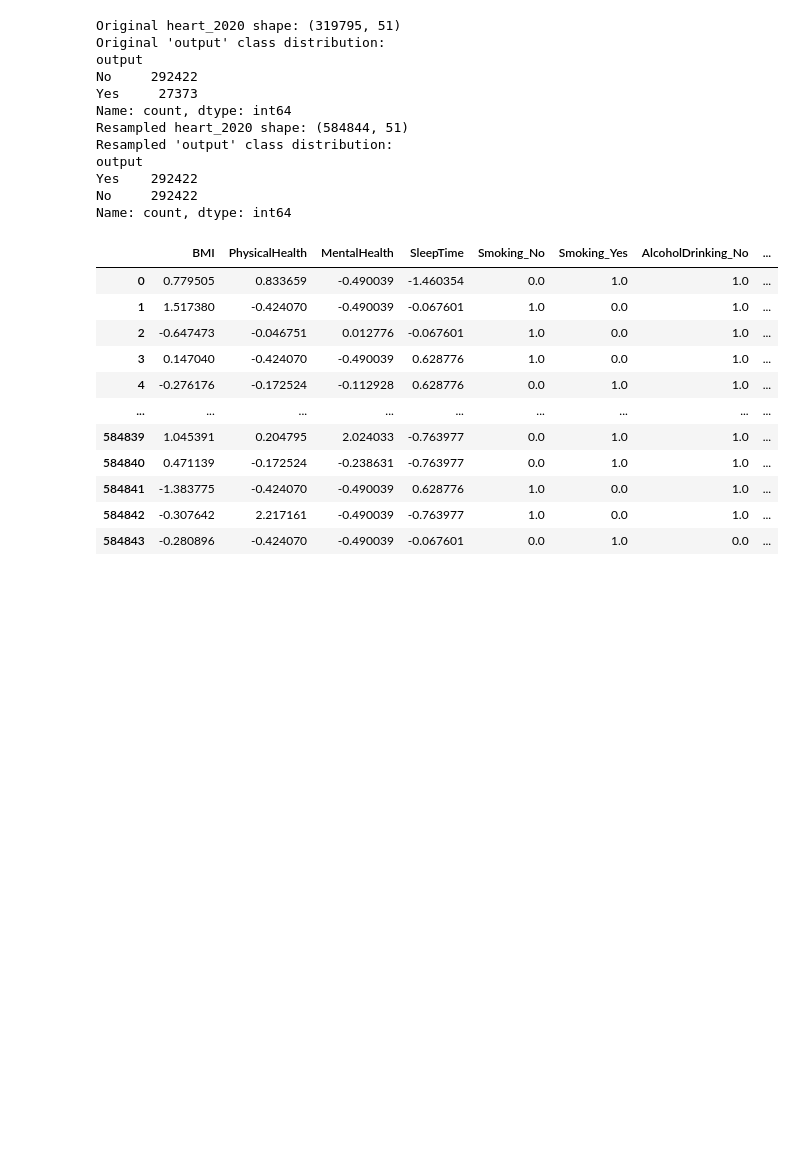
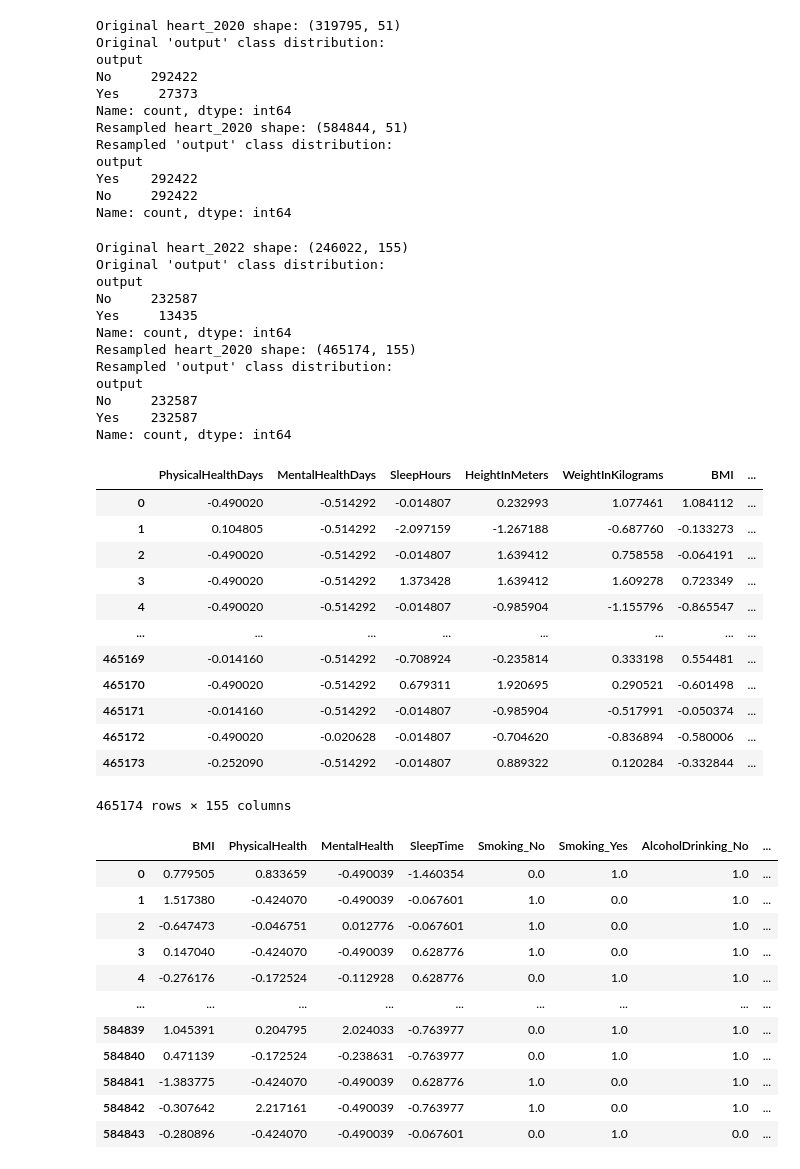
Before and after one commit to moranxuege/2024Research_SU, a Jupyter notebook: Analysis/pipeline_test.ipynb, the cells around one changed output. Drawn from its saved outputs; the diff is of its cells as text; code cells hidden in the pictures; blank space fills up the shorter version.

```diff
--- a/Analysis/pipeline_test.ipynb
+++ b/Analysis/pipeline_test.ipynb
@@ -38,29 +32,46 @@ heart = pd.read_csv('/Users/taijieshengwu/2024Research_SU/Data/heart.csv')
 heart_2020_cleaned = heart_2020_cleaned.rename(columns={"HeartDisease":"output"})
 heart_2022 = heart_2022.rename(columns={"HadHeartAttack":"output"})
 # %%
+from scipy import sparse
 def create_pipeline(X):
     # Determine feature types
     categorical_features = X.select_dtypes(include=['object', 'bool']).columns.tolist()
     categorical_features.remove('output')
     numeric_features = X.select_dtypes(include=['int64', 'float64']).columns.tolist()
-
     preprocessor = ColumnTransformer(
         transformers=[
             ('num', StandardScaler(), numeric_features),
             ('cat', OneHotEncoder(), categorical_features)
         ]
     )
+
+    print("X_tranformed shpe 0",X.shape)
+    print("X_tranformad ndarry",X)
     # Fit the pipeline to the data
     X_transformed = preprocessor.fit_transform(X)
+
 
     # Generate new column names for one-hot encoded features
     encoded_categorical_features = preprocessor.named_transformers_['cat'].get_feature_names_out(categorical_features)
     all_feature_names = numeric_features + list(encoded_categorical_features)
 
-    # Create a DataFrame with the new feature names
-    X_transformed = pd.DataFrame(X_transformed, columns=all_feature_names)
+    print(len(all_feature_names)) # 154
+
+    print("X_tranformed shpe 1",X_transformed.shape)
+    print("X_tranformad ndarry",X_transformed)
+    print("X_type",type(X_transformed))
+
+
+    X_transformed = pd.DataFrame(X_transformed.toarray(),columns=all_feature_names)
+    print("X_tranformed shpe 2",X_transformed.shape)
+
     X_transformed = pd.concat([X_transformed, X["output"].reset_index(drop=True)], axis=1)
+
 
     return X_transformed
 
-heart_2020 = create_pipeline(heart_2020_cleaned)
+# heart_2020 = create_pipeline(heart_2020_cleaned)
+# print("heart_2020",heart_2020.head)
+
+heart_2022_pro = create_pipeline(heart_2022)
+print("heart_2020",heart_2022_pro.head)
@@ -128,6 +149,51 @@ output
 Yes    292422
 No     292422
 Name: count, dtype: int64
+# %%
+print("Original heart_2022 shape:", heart_2022_pro.shape)
+print("Original 'output' class distribution:")
+print(heart_2022_pro['output'].value_counts())
+
+heart_2022_resampled = over_sampling(heart_2022_pro)
+
+print("Resampled heart_2020 shape:", heart_2022_resampled.shape)
+print("Resampled 'output' class distribution:")
+print(heart_2022_resampled['output'].value_counts())
+
+ouput_map = {
+    'Yes':1,
+    'No':0
+}
+heart_2022_resampled['output1'] = heart_2022_resampled['output'].map(ouput_map)
+heart_2022_resampled = heart_2022_resampled.drop(columns=['output'])
+heart_2022_resampled = heart_2022_resampled.rename(columns={"output1":"output"})
+heart_2022_resampled
+# %% [output]
+Original heart_2022 shape: (246022, 155)
+Original 'output' class distribution:
+output
+No     232587
+Yes     13435
+Name: count, dtype: int64
+Resampled heart_2020 shape: (465174, 155)
+Resampled 'output' class distribution:
+output
+No     232587
+Yes    232587
+Name: count, dtype: int64
+|  | PhysicalHealthDays | MentalHealthDays | SleepHours | HeightInMeters | WeightInKilograms | BMI | ... |
+| 0 | -0.490020 | -0.514292 | -0.014807 | 0.232993 | 1.077461 | 1.084112 | ... |
+| 1 | 0.104805 | -0.514292 | -2.097159 | -1.267188 | -0.687760 | -0.133273 | ... |
+| 2 | -0.490020 | -0.514292 | -0.014807 | 1.639412 | 0.758558 | -0.064191 | ... |
+| 3 | -0.490020 | -0.514292 | 1.373428 | 1.639412 | 1.609278 | 0.723349 | ... |
+| 4 | -0.490020 | -0.514292 | -0.014807 | -0.985904 | -1.155796 | -0.865547 | ... |
+| ... | ... | ... | ... | ... | ... | ... | ... |
+| 465169 | -0.014160 | -0.514292 | -0.708924 | -0.235814 | 0.333198 | 0.554481 | ... |
+| 465170 | -0.490020 | -0.514292 | 0.679311 | 1.920695 | 0.290521 | -0.601498 | ... |
+| 465171 | -0.014160 | -0.514292 | -0.014807 | -0.985904 | -0.517991 | -0.050374 | ... |
+| 465172 | -0.490020 | -0.020628 | -0.014807 | -0.704620 | -0.836894 | -0.580006 | ... |
+| 465173 | -0.252090 | -0.514292 | -0.014807 | 0.889322 | 0.120284 | -0.332844 | ... |
+465174 rows × 155 columns
 # %%
 ouput_map = {
     'Yes':1,
```
Also changed, not shown: parts of 10 cells of this notebook, 2 other files.
